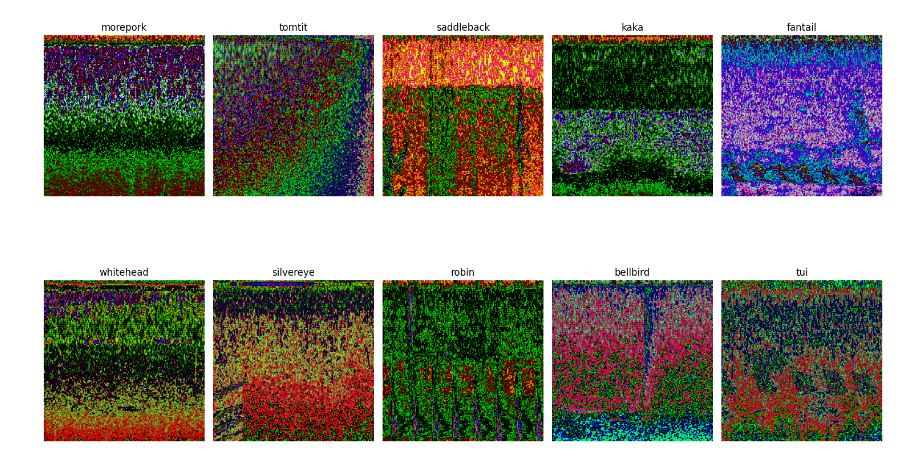
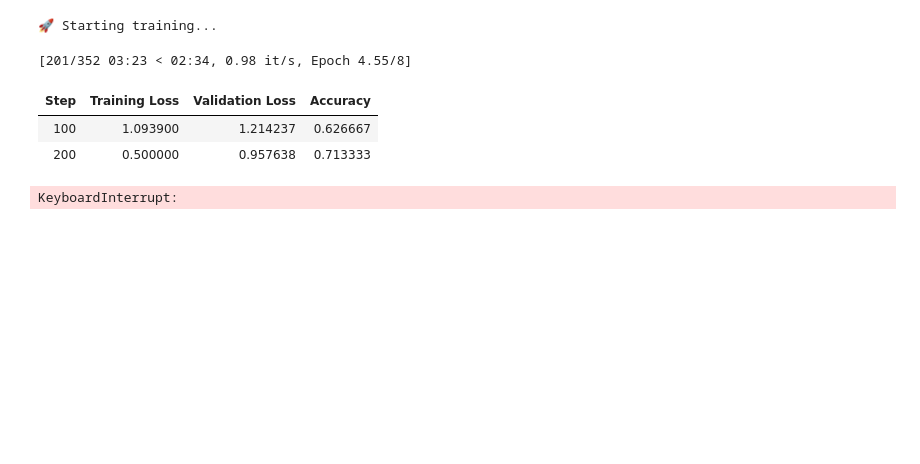
Before and after one commit to harrywillss/ManuAI, a Jupyter notebook: finetune.ipynb, the cells around one changed output. Drawn from its saved outputs; the diff is of its cells as text; code cells hidden in the pictures; blank space fills up the shorter version.

```diff
--- a/finetune.ipynb
+++ b/finetune.ipynb
@@ -445,51 +314,26 @@ Found 10 bird species:
 # %%
-def show_sample_images(dataset, label_encoder, num_classes=10):
-    """
-    Show a few sample images from the dataset.
-    """
-    # Get class distribution
-    class_counts = np.bincount(dataset.labels)
-    class_indices = np.argsort(class_counts)[-num_classes:]  # Get indices of most common classes
+# Training
+trainer = Trainer(
+    model=model,
+    args=training_args,
+    train_dataset=train_dataset,
+    eval_dataset=val_dataset,
+    data_collator=collate_fn,
+    compute_metrics=compute_metrics,
+    callbacks=[EarlyStoppingCallback(early_stopping_patience=3)]
+)
 
-    plt.figure(figsize=(15, 10))
+print("🚀 Starting training...")
+train_results = trainer.train()
 
-    samples_shown = 0
-    for class_idx in class_indices:
-        # Find first sample of this class
-        sample_found = False
-        for i in range(len(dataset)):
-            if dataset.labels[i] == class_idx:
-                try:
-                    # Get the processed sample
-                    sample = dataset[i]
-                    pixel_values = sample['pixel_values']
-
-                    # Convert from tensor to displayable format
-                    # Assuming the processor normalizes, we need to denormalize for display
-                    img_display = pixel_values.permute(1, 2, 0).numpy()
-
-                    # Clip values to valid range for display
-                    img_display = np.clip(img_display, 0, 1)
-
-                    plt.subplot(2, (num_classes + 1) // 2, samples_shown + 1)
-                    plt.imshow(img_display)
-                    plt.title(label_encoder.classes_[class_idx])
-                    plt.axis('off')
-
-                    samples_shown += 1
-                    sample_found = True
-                    break
-                except Exception as e:
-                    print(f"Error displaying sample for class {class_idx}: {e}")
-                    continue
-
-        if not sample_found:
-            print(f"No samples found for class {class_idx}")
-
-    plt.tight_layout()
-    plt.show()
-
-# Show sample images from the training dataset (what the model will see)
-show_sample_images(train_dataset, label_encoder, num_classes=10)  # Show first 10 classes
+# Save model
+trainer.save_model()
+print("💾 Model saved!")
+print(f"📈 Final training loss: {train_results.training_loss:.4f}")
 # %% [output]
-[figure, removed]
+🚀 Starting training...
+[201/352 03:23 < 02:34, 0.98 it/s, Epoch 4.55/8]
+| Step | Training Loss | Validation Loss | Accuracy |
+| 100 | 1.093900 | 1.214237 | 0.626667 |
+| 200 | 0.500000 | 0.957638 | 0.713333 |
+KeyboardInterrupt:
```
Also changed, not shown: parts of 20 cells of this notebook, 6 other files.
